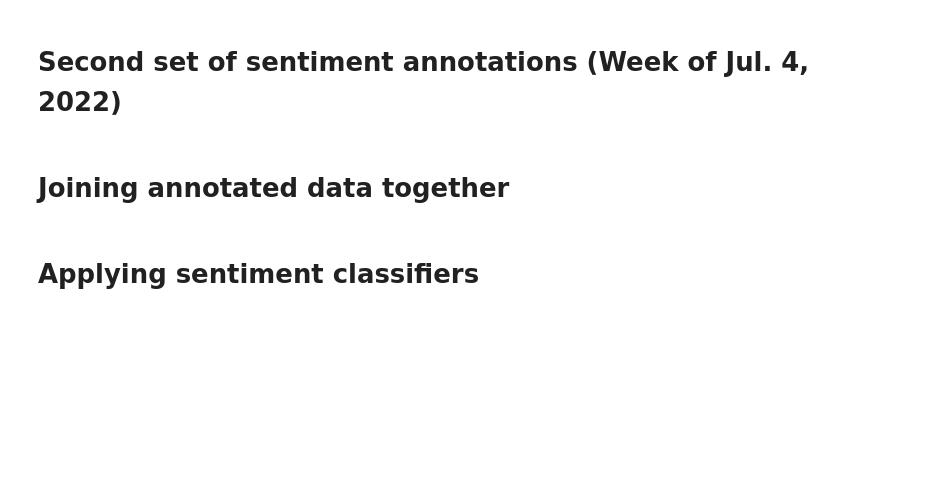
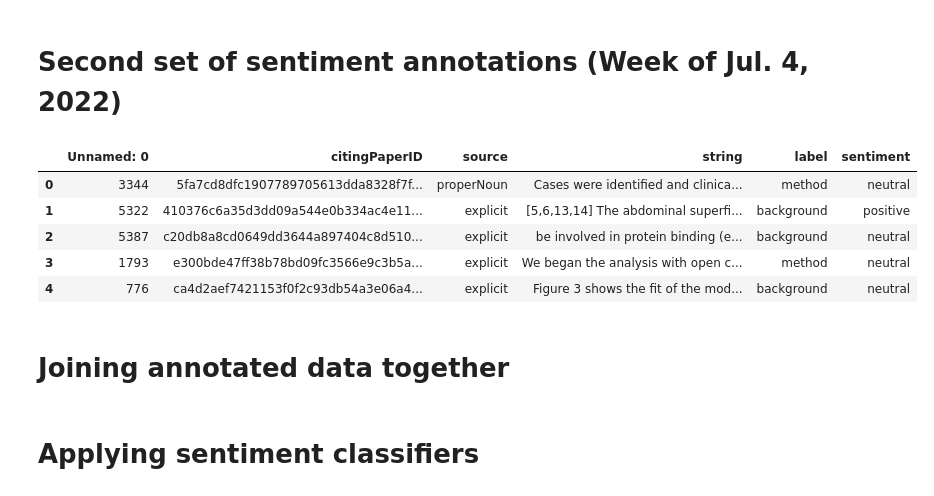
Before and after one commit to ChrisBagdon/Citation_Classification, a Jupyter notebook: sentimentAnnotations.ipynb, the cells around one changed output. Cells and saved outputs as stored; diff of their text form; code cells hidden in the pictures; blank space fills up the shorter version.

```diff
--- a/sentimentAnnotations.ipynb
+++ b/sentimentAnnotations.ipynb
@@ -96,9 +117,16 @@ c_df_2.to_csv('sentimentAnnotations_CSV/blankAnnotations_C_2.csv')
 c_df_2.head()
 # %%
 # Reading in Chris' second subset (after annotating manually)
-    ### Uncomment lines below after creating your second annotated subset
-#c_df_annotated_2 = pd.read_csv('sentimentAnnotations_CSV/annotated_C_2.csv')
-#c_df_annotated_2.head()
+    ###Uncomment lines below after creating your second annotated subset
+c_df_annotated_2 = pd.read_csv('sentimentAnnotations_CSV/annotated_C_2.csv')
+c_df_annotated_2.head()
+# %% [output]
+|  | Unnamed: 0 | citingPaperID | source | string | label | sentiment |
+| 0 | 3344 | 5fa7cd8dfc1907789705613dda8328f7f... | properNoun | Cases were identified and clinica... | method | neutral |
+| 1 | 5322 | 410376c6a35d3dd09a544e0b334ac4e11... | explicit | [5,6,13,14] The abdominal superfi... | background | positive |
+| 2 | 5387 | c20db8a8cd0649dd3644a897404c8d510... | explicit | be involved in protein binding (e... | background | neutral |
+| 3 | 1793 | e300bde47ff38b78bd09fc3566e9c3b5a... | explicit | We began the analysis with open c... | method | neutral |
+| 4 | 776 | ca4d2aef7421153f0f2c93db54a3e06a4... | explicit | Figure 3 shows the fit of the mod... | background | neutral |
 # %%
 # Daniel's second subset in DataFrame form (for adding a sentiment column/feature)
 d_df_2 = train_tsv.copy()
```
Also changed, not shown: parts of 20 cells of this notebook.
